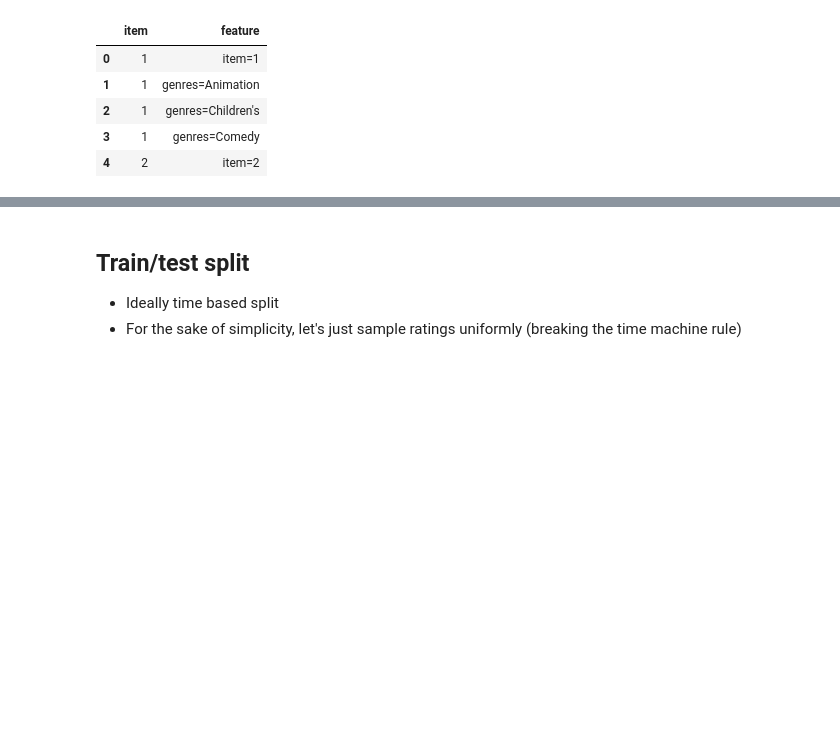
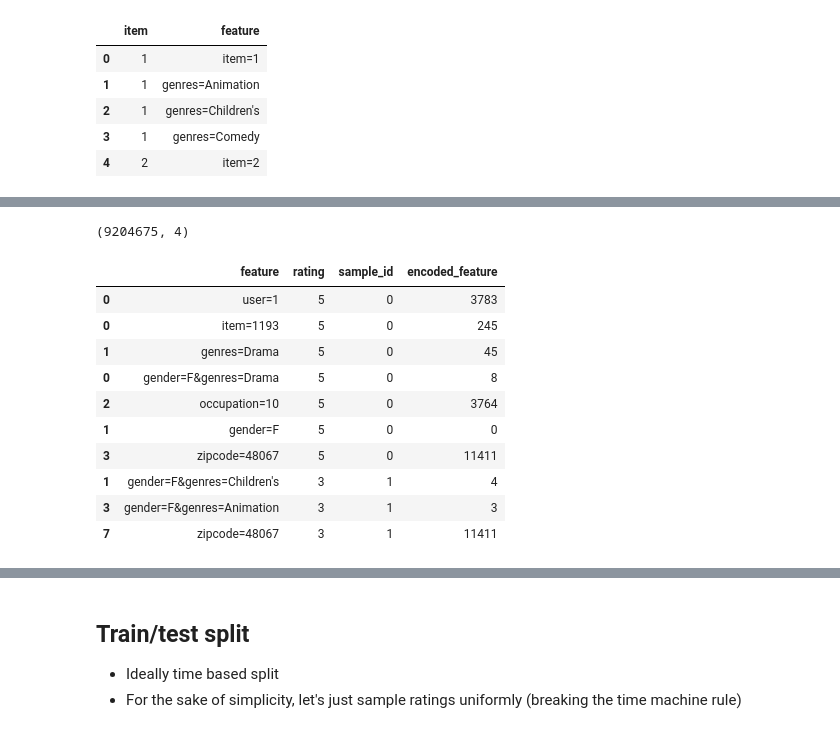
Before and after one commit to pilipolio/schibsted-study, a Jupyter notebook: notebooks/201610_ml1m_features.ipynb, the cells around one changed output, grey strips where cells are left out. Saved outputs shown, nothing was run; the diff lists cells and outputs as text; code cells hidden in the pictures; blank space fills up the shorter version.

```diff
--- a/notebooks/201610_ml1m_features.ipynb
+++ b/notebooks/201610_ml1m_features.ipynb
@@ -132,0 +117,17 @@ augmented_ratings.head(10)
+# %%
+left_features_mask = ratings_and_features.feature.str.startswith('gender')
+right_features_mask = ratings_and_features.feature.str.startswith('genres')
+
+def build_interaction_features(df):
+    return df.feature_x.str.cat(df.feature_y, sep='&')
+
+interaction_features = (
+    pd.merge(
+        left=ratings_and_features[left_features_mask].drop('rating', 1),
+        right=ratings_and_features[right_features_mask],
+        on='sample_id')
+    .assign(feature=build_interaction_features)
+    .drop(['feature_x', 'feature_y'], axis=1))
+
+print(interaction_features.shape)
+interaction_features.head()
@@ -132,0 +142,21 @@ augmented_ratings.head(10)
+# %%
+featurized_ratings = (pd.concat([ratings_and_features, interaction_features], axis=0)
+    .assign(feature=lambda df: df.feature.astype('category'))
+    .assign(encoded_feature=lambda df: df.feature.values.codes)
+    .sort_values('sample_id'))
+
+print(featurized_ratings.shape)
+featurized_ratings.head(10)
+# %% [output]
+(9204675, 4)
+|  | feature | rating | sample_id | encoded_feature |
+| 0 | user=1 | 5 | 0 | 3783 |
+| 0 | item=1193 | 5 | 0 | 245 |
+| 1 | genres=Drama | 5 | 0 | 45 |
+| 0 | gender=F&genres=Drama | 5 | 0 | 8 |
+| 2 | occupation=10 | 5 | 0 | 3764 |
+| 1 | gender=F | 5 | 0 | 0 |
+| 3 | zipcode=48067 | 5 | 0 | 11411 |
+| 1 | gender=F&genres=Children's | 3 | 1 | 4 |
+| 3 | gender=F&genres=Animation | 3 | 1 | 3 |
+| 7 | zipcode=48067 | 3 | 1 | 11411 |
```
Also changed, not shown: parts of 25 cells of this notebook.
